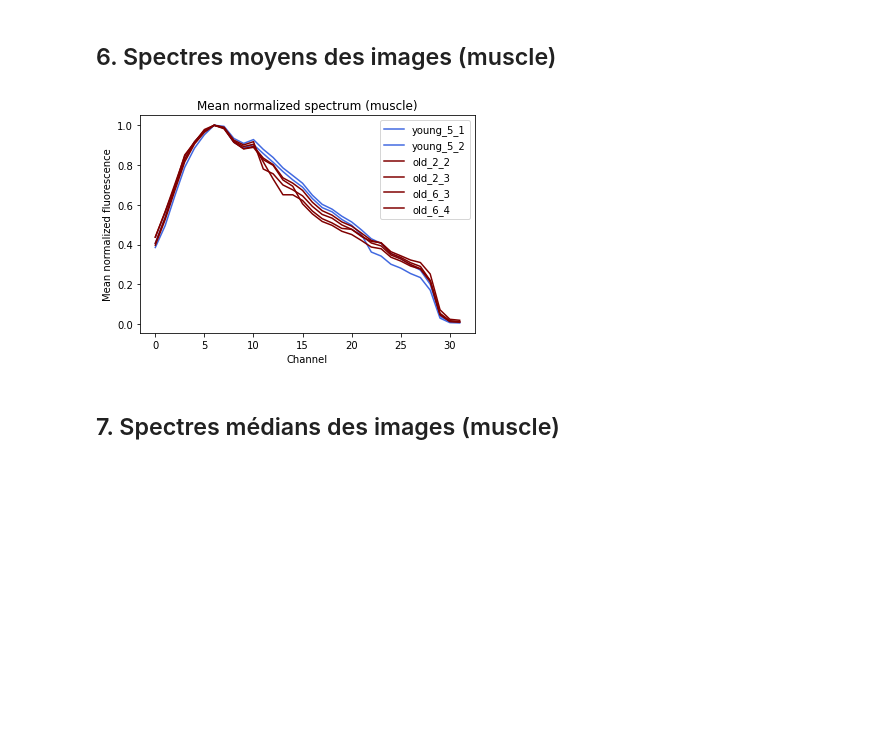
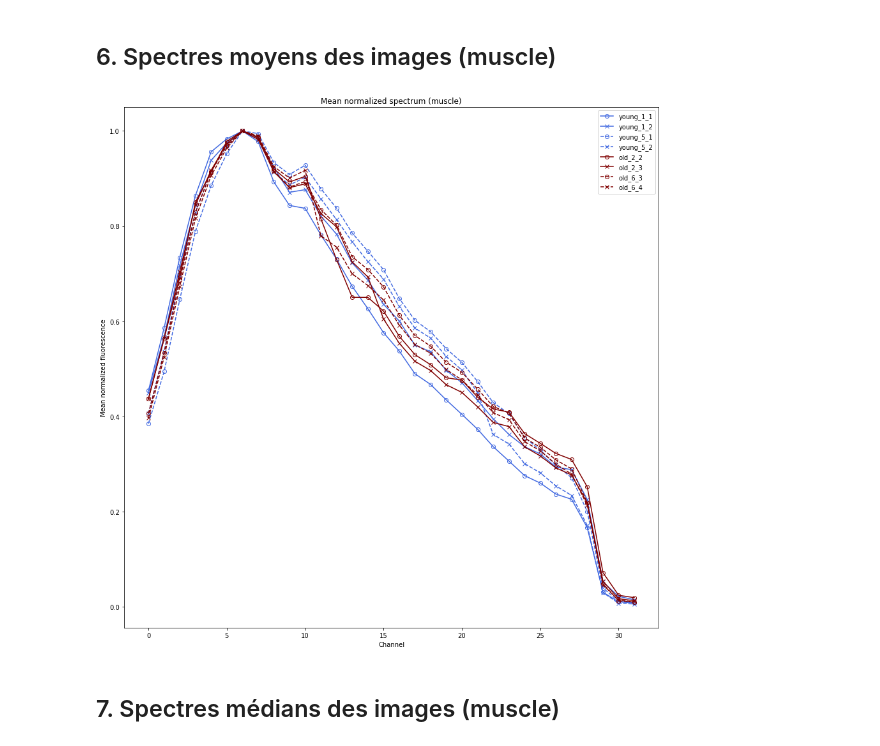
Before and after one commit to qdouzery/Hyperspectral-microscopy, a Jupyter notebook: Code/Microscopie-hyperspectrale_Notebook-V4.ipynb, the cells around one changed output. Saved outputs shown, nothing was run; the diff lists cells and outputs as text; code cells hidden in the pictures; blank space fills up the shorter version.

Commit message:
esthétique graphes

```diff
--- a/Code/Microscopie-hyperspectrale_Notebook-V4.ipynb
+++ b/Code/Microscopie-hyperspectrale_Notebook-V4.ipynb
@@ -32,7 +32,9 @@ path_dir = "/content/gdrive/My Drive/Hyperspectral/Images-hyperspectrales"
 #path_dir = "/home/douzery/Bureau" #local directory
 # %%
 #Dictionnaire qui contient les fichiers des images originales
-raw_images_names = {"j5_1_740nm":os.path.join(path_dir, "j5-740nm/hdf5-images/j5_1_740nm.h5"),
+raw_images_names = {"j1_1_740nm":os.path.join(path_dir, "j1-740nm/hdf5-images/j1_1_740nm.h5"),
+                    "j1_2_740nm":os.path.join(path_dir, "j1-740nm/hdf5-images/j1_2_740nm.h5"),
+                    "j5_1_740nm":os.path.join(path_dir, "j5-740nm/hdf5-images/j5_1_740nm.h5"),
                     "j5_2_740nm":os.path.join(path_dir, "j5-740nm/hdf5-images/j5_2_740nm.h5"),
                     "v2_2_740nm":os.path.join(path_dir, "v2-740nm/hdf5-images/v2_2_740nm.h5"),
                     "v2_3_740nm":os.path.join(path_dir, "v2-740nm/hdf5-images/v2_3_740nm.h5"),
@@ -40,7 +42,9 @@ raw_images_names = {"j5_1_740nm":os.path.join(path_dir, "j5-740nm/hdf5-images/j5
                     "v6_4_740nm":os.path.join(path_dir, "v6-740nm/hdf5-images/v6_4_740nm.h5")}
 # %%
 #Dictionnaire qui contient les fichiers des images originales
-segmented_images_names = {"j5_1_740nm":os.path.join(path_dir, "j5-740nm/segmented-images/j5_1_740nm_Simple-Segmentation.h5"),
+segmented_images_names = {"j1_1_740nm":os.path.join(path_dir, "j1-740nm/segmented-images/j1_1_740nm_Simple-Segmentation.h5"),
+                          "j1_2_740nm":os.path.join(path_dir, "j1-740nm/segmented-images/j1_2_740nm_Simple-Segmentation.h5"),
+                          "j5_1_740nm":os.path.join(path_dir, "j5-740nm/segmented-images/j5_1_740nm_Simple-Segmentation.h5"),
                           "j5_2_740nm":os.path.join(path_dir, "j5-740nm/segmented-images/j5_2_740nm_Simple-Segmentation.h5"),
                           "v2_2_740nm":os.path.join(path_dir, "v2-740nm/segmented-images/v2_2_740nm_Simple-Segmentation.h5"),
                           "v2_3_740nm":os.path.join(path_dir, "v2-740nm/segmented-images/v2_3_740nm_Simple-Segmentation.h5"),
@@ -119,7 +123,7 @@ for name, img in tqdm(segmented_images.items()):
 # %% [markdown]
 ## 4. Affichage
 # %%
-image_j = "j5_1_740nm"
+image_j = "j1_1_740nm"
 image_v = "v2_3_740nm"
 # %% [markdown]
 ### 4.1. Raw images
@@ -229,21 +233,28 @@ for name, img in raw_images.items():
     MeanS_J[name] = Mean_spectrum(img, open_segmented_images_m[name])
   else:
     MeanS_V[name] = Mean_spectrum(img, open_segmented_images_m[name])
+# %%
+esthetic = {"j1_1_740nm":['-', 'o'], "j1_2_740nm":['-', 'x'], "j5_1_740nm":['--', 'o'], "j5_2_740nm":['--', 'x'],
+            "v2_2_740nm":['-', 'o'], "v2_3_740nm":['-', 'x'], "v6_3_740nm":['--', 'o'], "v6_4_740nm":['--', 'x']}
 # %%
-plt.figure()
+plt.figure(figsize=(15,15))
 for name, spec in MeanS_J.items():
   label = Rename(name)
-  plt.plot(spec/max(spec), label=label, color='royalblue')
+  ls = esthetic[name][0]
+  marker = esthetic[name][1]
+  plt.plot(spec/max(spec), label=label, color='royalblue', ls=ls, marker=marker, fillstyle='none')
 for name, spec in MeanS_V.items():
   label = Rename(name)
-  plt.plot(spec/max(spec), label=label, color='maroon')
+  ls = esthetic[name][0]
+  marker = esthetic[name][1]
+  plt.plot(spec/max(spec), label=label, color='maroon', ls=ls, marker=marker, fillstyle='none')
 plt.ylabel("Mean normalized fluorescence")
 plt.xlabel("Channel")
 plt.title("Mean normalized spectrum (muscle)")
 plt.legend()
 plt.show()
 # %% [output]
-[figure, old version]
+[figure, new version]
 # %% [markdown]
 ## 7. Spectres médians des images (muscle)
 # %%
```
Also changed, not shown: parts of 13 cells of this notebook, 4 other files.
